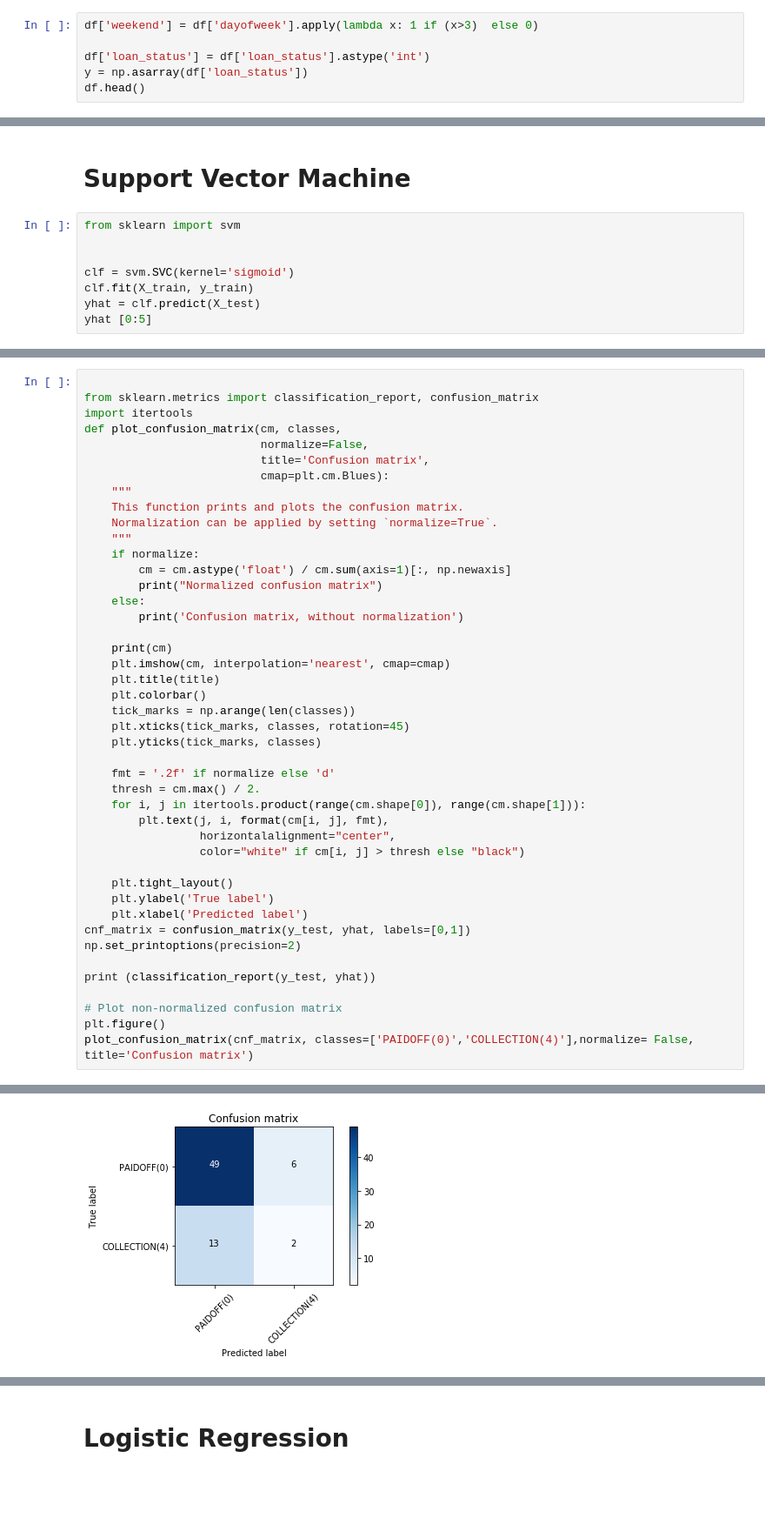
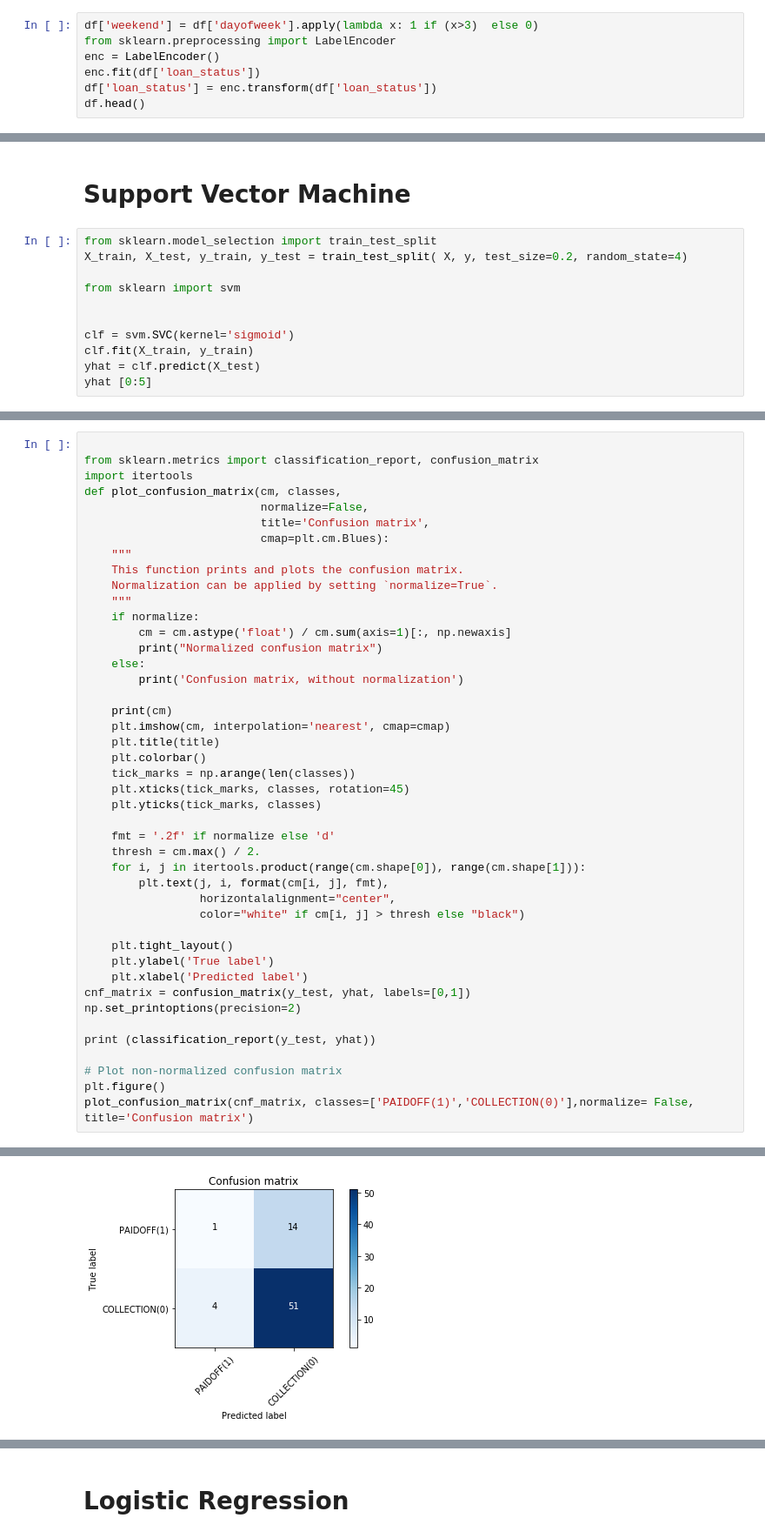
Before and after one commit to stanleymt92/my_best_classifier, a Jupyter notebook: The_best_classifier_assignment.ipynb, the cells around one changed output, grey strips where cells are left out. Shown at 87% size. Drawn from its saved outputs; the diff is of its cells as text; blank space fills up the shorter version.

```diff
--- a/The_best_classifier_assignment.ipynb
+++ b/The_best_classifier_assignment.ipynb
@@ -149,9 +150,10 @@ plt.show()
 We see that people who get the loan at the end of the week dont pay it off, so lets use Feature binarization to set a threshold values less then day 4
 # %%
 df['weekend'] = df['dayofweek'].apply(lambda x: 1 if (x>3)  else 0)
-
-df['loan_status'] = df['loan_status'].astype('int')
-y = np.asarray(df['loan_status'])
+from sklearn.preprocessing import LabelEncoder
+enc = LabelEncoder()
+enc.fit(df['loan_status'])
+df['loan_status'] = enc.transform(df['loan_status'])
 df.head()
 # %% [output]
 |  | Unnamed: 0 | Unnamed: 0.1 | loan_status | Principal | terms | effective_date | due_date | age | ... |
@@ -369,6 +376,9 @@ f1_score(y_test,yhat, average='weighted')
 # %% [markdown]
 # Support Vector Machine
 # %%
+from sklearn.model_selection import train_test_split
+X_train, X_test, y_train, y_test = train_test_split( X, y, test_size=0.2, random_state=4)
+
 from sklearn import svm
 
 
@@ -421,7 +431,7 @@ print (classification_report(y_test, yhat))
 
 # Plot non-normalized confusion matrix
 plt.figure()
-plot_confusion_matrix(cnf_matrix, classes=['PAIDOFF(0)','COLLECTION(4)'],normalize= False,  title='Confusion matrix')
+plot_confusion_matrix(cnf_matrix, classes=['PAIDOFF(1)','COLLECTION(0)'],normalize= False,  title='Confusion matrix')
 # %% [output]
               precision    recall  f1-score   support
 
@@ -438,4 +448,4 @@ Confusion matrix, without normalization
-[figure, old version]
+[figure, new version]
 # %%
 from sklearn.metrics import jaccard_similarity_score
 jaccard_similarity_score(y_test, yhat)
```
Also changed, not shown: parts of 19 cells of this notebook.
